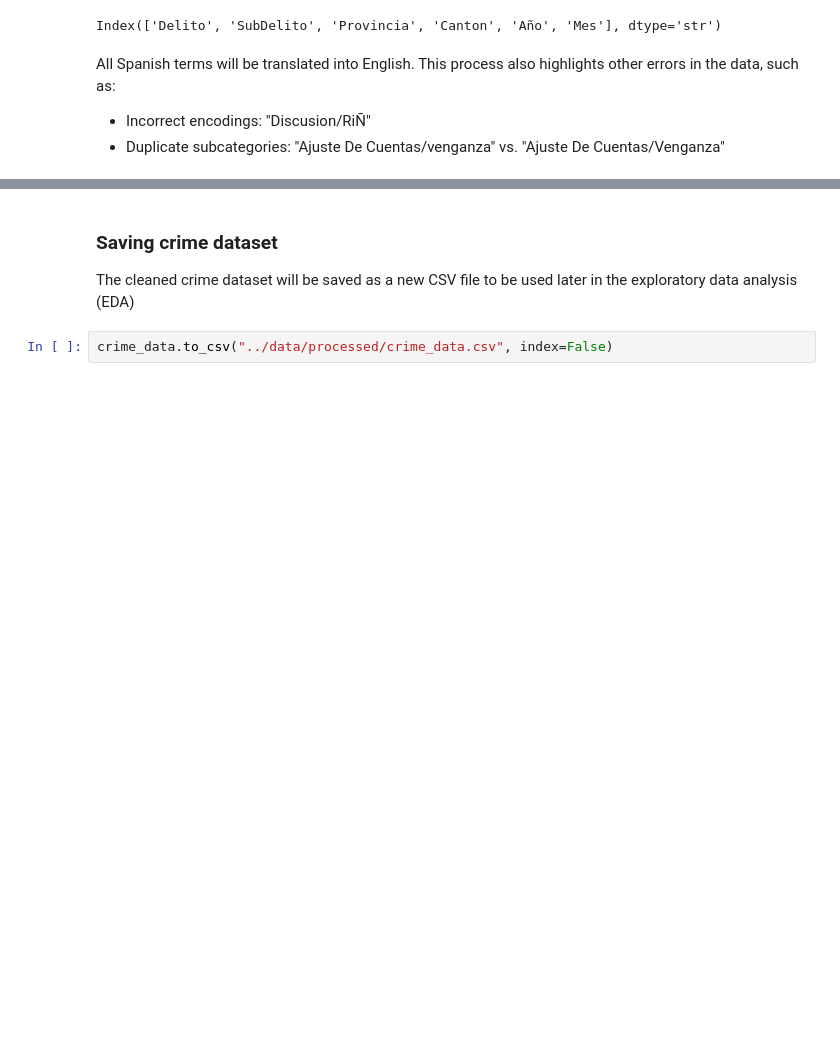
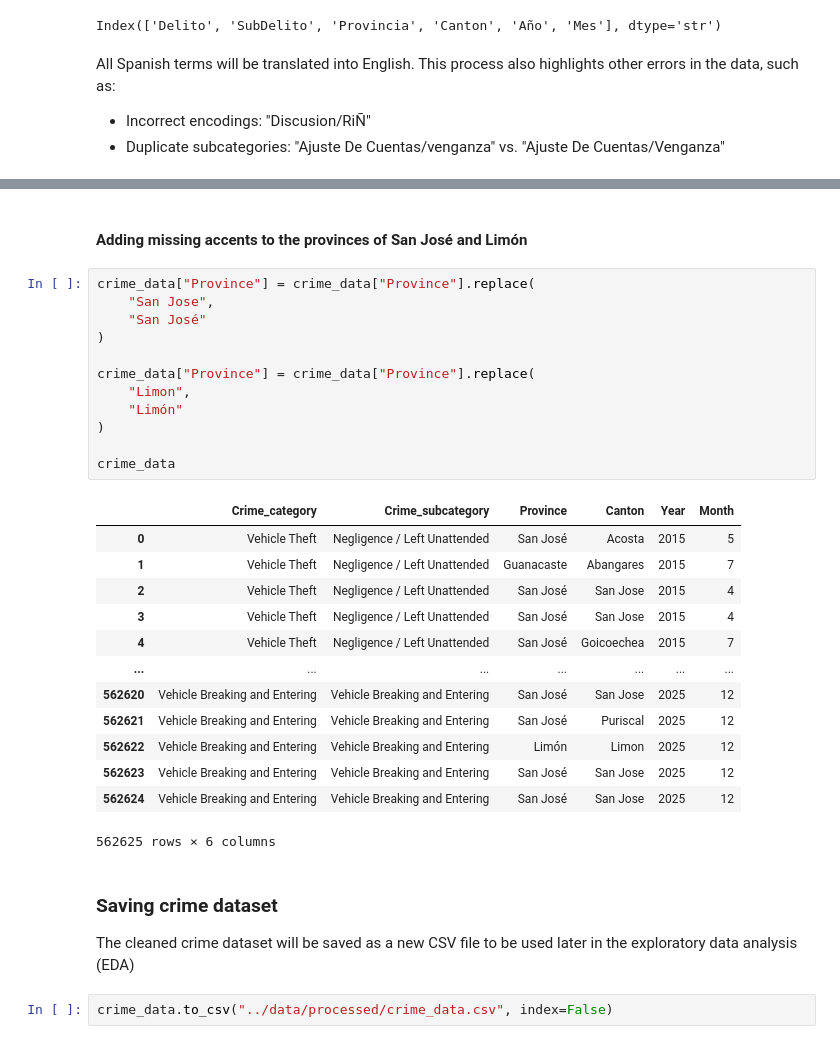
Before and after one commit to raguerobermudez/costa-rica-crime-eda, a Jupyter notebook: notebooks/01_data_wrangling.ipynb, the cells around one changed output, grey strips where cells are left out. Drawn from its saved outputs; the diff is of its cells as text; blank space fills up the shorter version.

```diff
--- a/notebooks/01_data_wrangling.ipynb
+++ b/notebooks/01_data_wrangling.ipynb
@@ -564,6 +564,34 @@ crime_data
 | 562623 | Vehicle Breaking and Entering | Vehicle Breaking and Entering | San Jose | San Jose | 2025 | 12 |
 | 562624 | Vehicle Breaking and Entering | Vehicle Breaking and Entering | San Jose | San Jose | 2025 | 12 |
 562625 rows × 6 columns
+# %% [markdown]
+#### Adding missing accents to the provinces of San José and Limón
+# %%
+crime_data["Province"] = crime_data["Province"].replace(
+    "San Jose",
+    "San José"
+)
+
+crime_data["Province"] = crime_data["Province"].replace(
+    "Limon",
+    "Limón"
+)
+
+crime_data
+# %% [output]
+|  | Crime_category | Crime_subcategory | Province | Canton | Year | Month |
+| 0 | Vehicle Theft | Negligence / Left Unattended | San José | Acosta | 2015 | 5 |
+| 1 | Vehicle Theft | Negligence / Left Unattended | Guanacaste | Abangares | 2015 | 7 |
+| 2 | Vehicle Theft | Negligence / Left Unattended | San José | San Jose | 2015 | 4 |
+| 3 | Vehicle Theft | Negligence / Left Unattended | San José | San Jose | 2015 | 4 |
+| 4 | Vehicle Theft | Negligence / Left Unattended | San José | Goicoechea | 2015 | 7 |
+| ... | ... | ... | ... | ... | ... | ... |
+| 562620 | Vehicle Breaking and Entering | Vehicle Breaking and Entering | San José | San Jose | 2025 | 12 |
+| 562621 | Vehicle Breaking and Entering | Vehicle Breaking and Entering | San José | Puriscal | 2025 | 12 |
+| 562622 | Vehicle Breaking and Entering | Vehicle Breaking and Entering | Limón | Limon | 2025 | 12 |
+| 562623 | Vehicle Breaking and Entering | Vehicle Breaking and Entering | San José | San Jose | 2025 | 12 |
+| 562624 | Vehicle Breaking and Entering | Vehicle Breaking and Entering | San José | San Jose | 2025 | 12 |
+562625 rows × 6 columns
 # %% [markdown]
 ### Saving crime dataset
 
```
Also changed, not shown: parts of 14 cells of this notebook.
